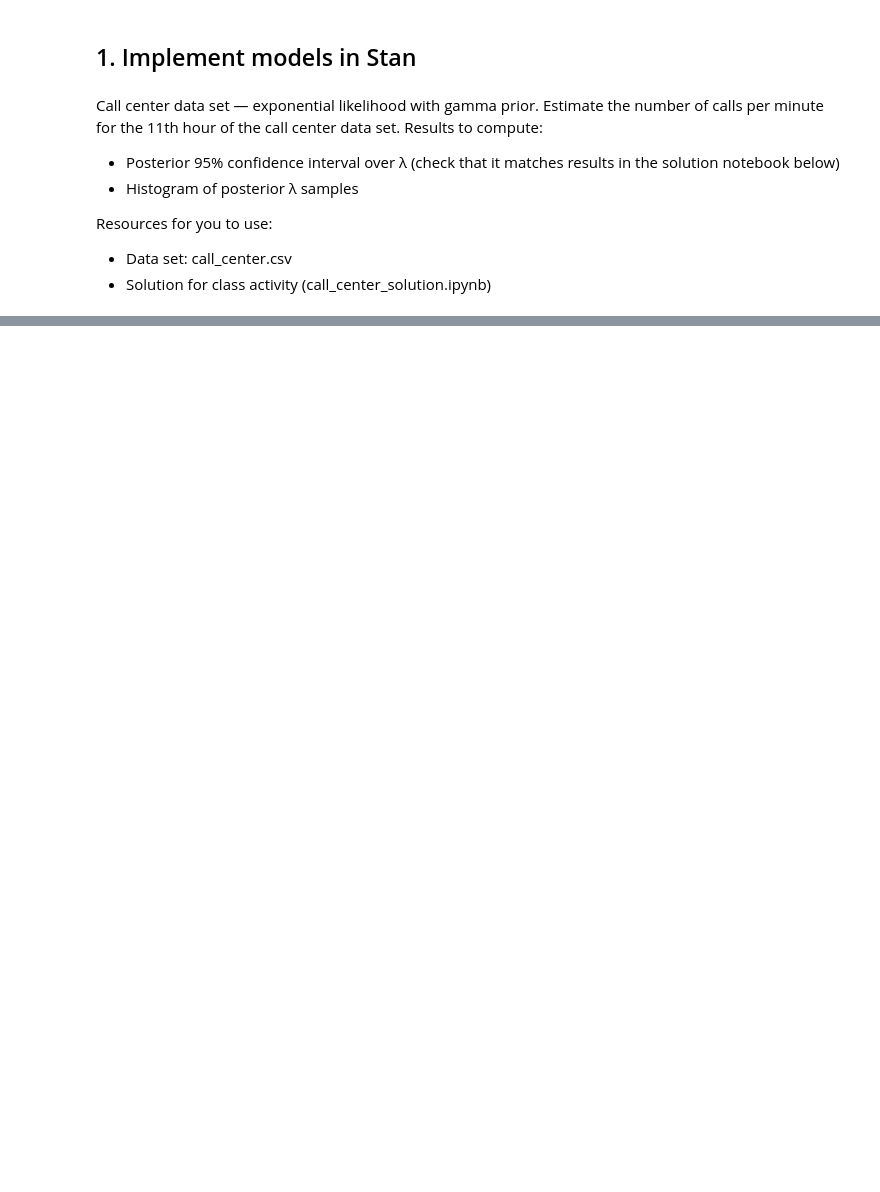
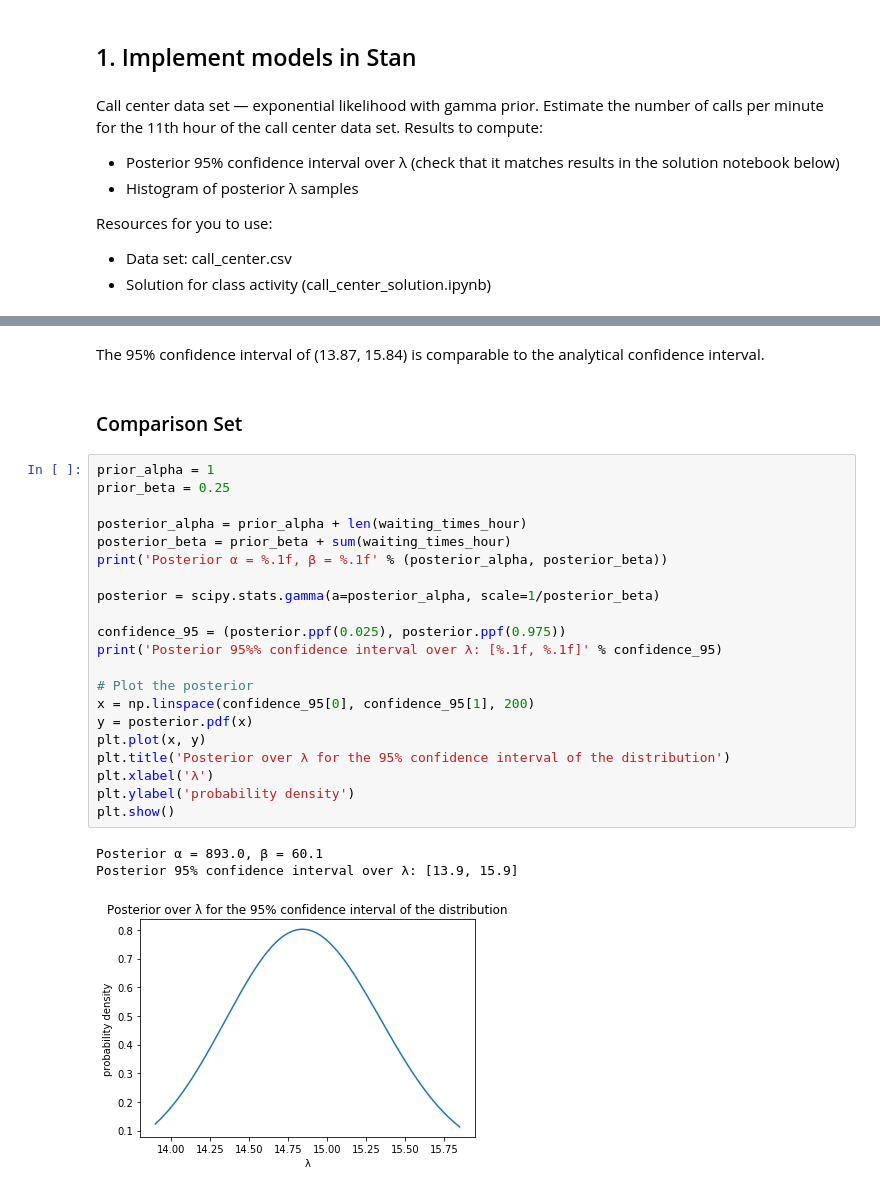
Before and after one commit to thetruejacob/CS146, a Jupyter notebook: Assignment 3/Assignment 3.ipynb, the cells around one changed output, grey strips where cells are left out. Drawn from its saved outputs; the diff is of its cells as text; blank space fills up the shorter version.

```diff
--- a/Assignment 3/Assignment 3.ipynb
+++ b/Assignment 3/Assignment 3.ipynb
@@ -56,0 +89,29 @@ INFO:pystan:COMPILING THE C++ CODE FOR MODEL anon_model_baca347906b172d5959c19aa
+# %% [markdown]
+The 95% confidence interval of (13.87, 15.84) is comparable to the analytical confidence interval.
+# %% [markdown]
+### Comparison Set
+# %%
+prior_alpha = 1
+prior_beta = 0.25
+
+posterior_alpha = prior_alpha + len(waiting_times_hour)
+posterior_beta = prior_beta + sum(waiting_times_hour)
+print('Posterior α = %.1f, β = %.1f' % (posterior_alpha, posterior_beta))
+
+posterior = scipy.stats.gamma(a=posterior_alpha, scale=1/posterior_beta)
+
+confidence_95 = (posterior.ppf(0.025), posterior.ppf(0.975))
+print('Posterior 95%% confidence interval over λ: [%.1f, %.1f]' % confidence_95)
+
+# Plot the posterior
+x = np.linspace(confidence_95[0], confidence_95[1], 200)
+y = posterior.pdf(x)
+plt.plot(x, y)
+plt.title('Posterior over λ for the 95% confidence interval of the distribution')
+plt.xlabel('λ')
+plt.ylabel('probability density')
+plt.show()
+# %% [output]
+Posterior α = 893.0, β = 60.1
+Posterior 95% confidence interval over λ: [13.9, 15.9]
+[figure, added]
```
Also changed, not shown: parts of 20 cells of this notebook, 4 other files.
